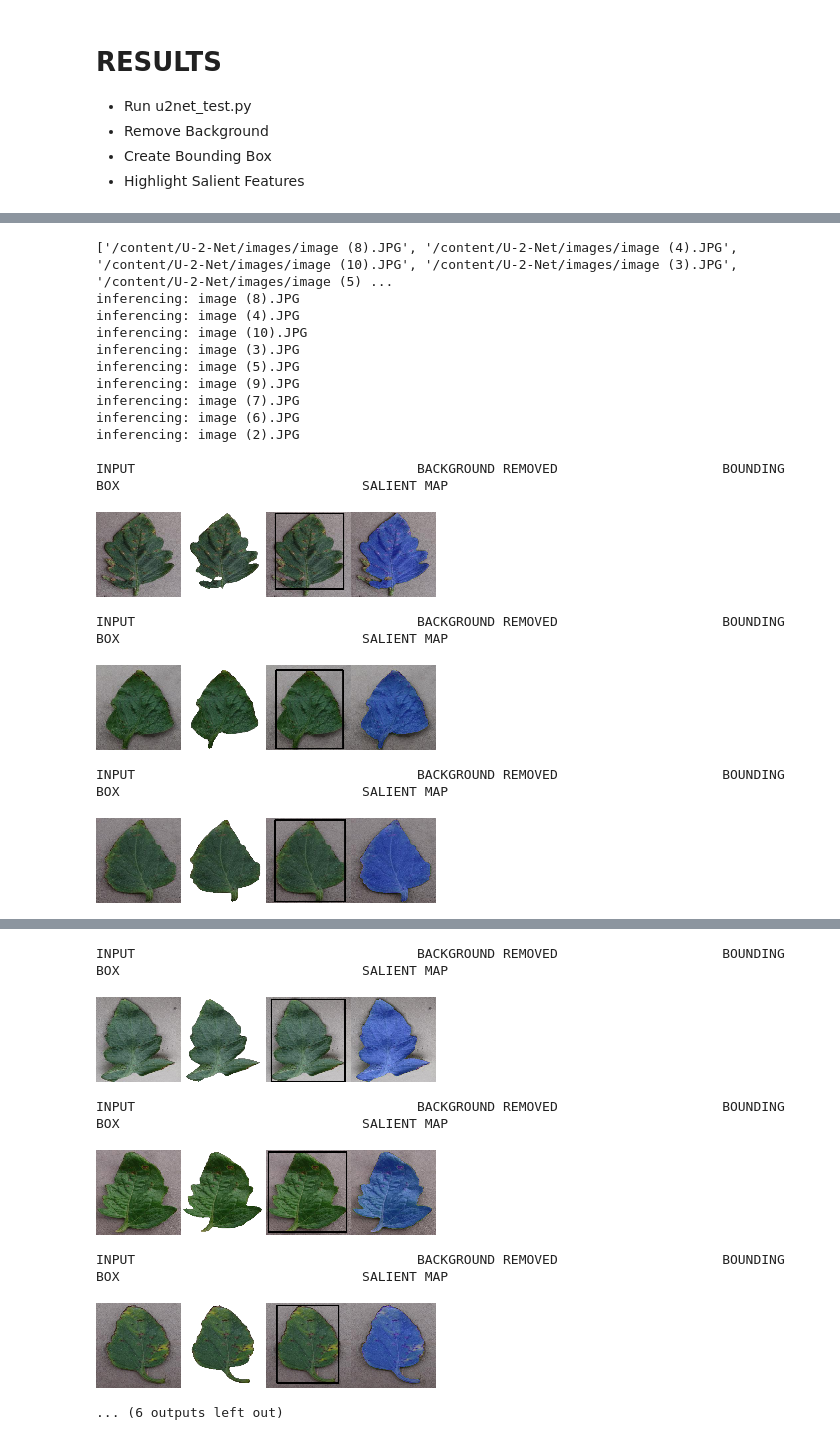
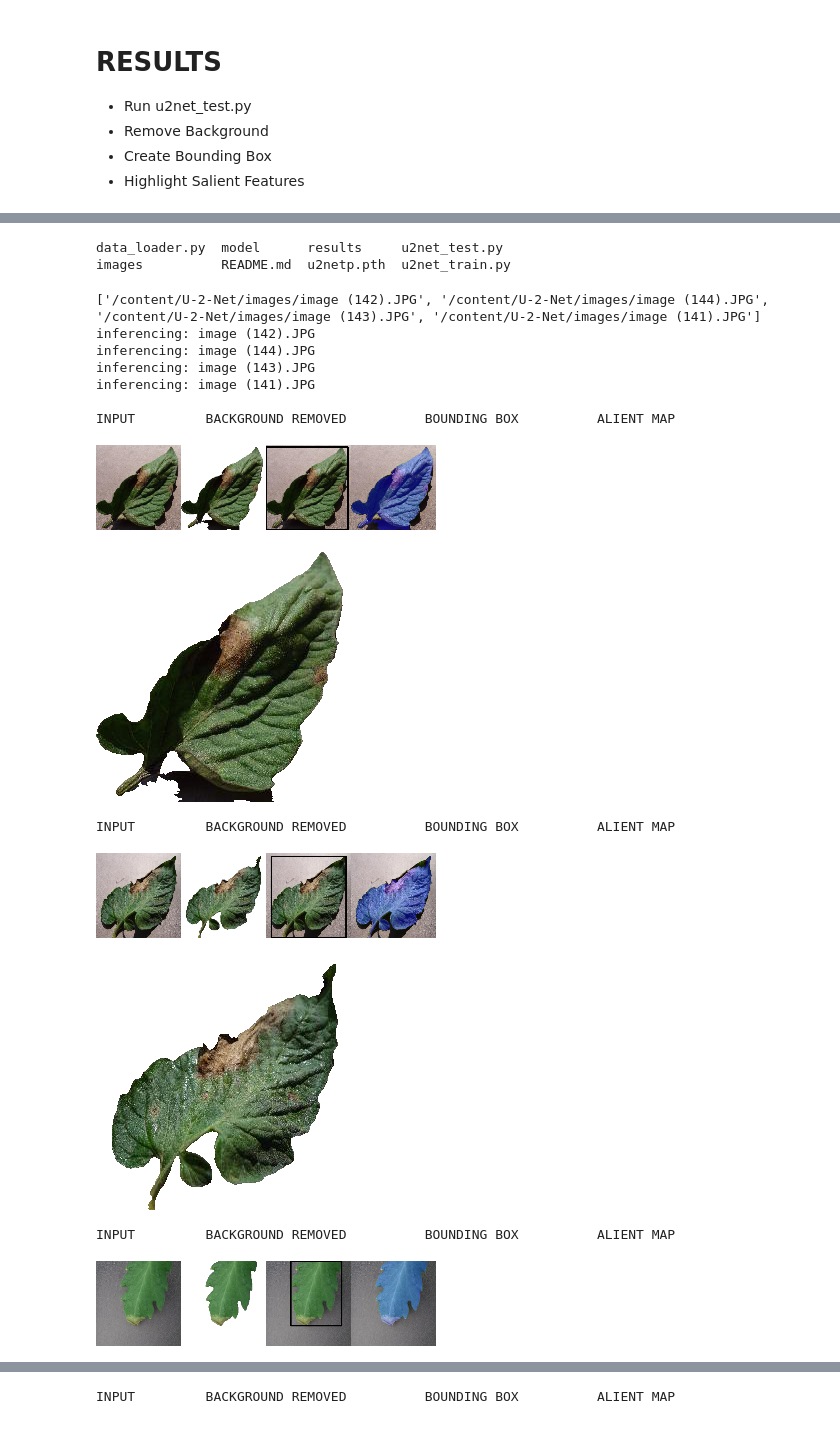
Before and after one commit to fitzroypet/Background-remove-U-2-Net-Demo, a Jupyter notebook: U_2_Netp_Demonstration_Colab.ipynb, the cells around one changed output, grey strips where cells are left out. Drawn from its saved outputs; the diff is of its cells as text; code cells hidden in the pictures.

```diff
--- a/U_2_Netp_Demonstration_Colab.ipynb
+++ b/U_2_Netp_Demonstration_Colab.ipynb
@@ -92,3 +105,10 @@ Saving image (10).JPG to image (10).JPG
+# %%
+import os
+os.chdir("/content/U-2-Net")
+!ls
+# %% [output]
+data_loader.py  model      results     u2net_test.py
+images          README.md  u2netp.pth  u2net_train.py
 # %%
 #@title Run this cell for results{display-mode: "form"}
 
@@ -104,6 +124,7 @@ LAYER = 2
 COLOR = (0, 0, 0)
 THICKNESS = 4
 SAL_SHIFT = 100
+
 
 
 for name in names:
@@ -133,6 +154,7 @@ for name in names:
   rem_back = (rgba_inp*rgba_out)
   rem_back_scaled = rem_back*RESCALE
 
+
   # BOUNDING BOX CREATION
 
   out_layer = out_img[:,:,LAYER]
@@ -149,47 +171,54 @@ for name in names:
   end = (endx,endy)
 
   box_img = inp_img.copy()
   box_img = cv2.rectangle(box_img, start, end, COLOR, THICKNESS)
   box_img = np.append(box_img,a_layer,axis=2)
   box_img_scaled = box_img*RESCALE
 
+
   # SALIENT FEATURE MAP
 
   sal_img = inp_img.copy()
   add_layer = out_img.copy()
   add_layer[add_layer==1] = SAL_SHIFT/RESCALE
   sal_img[:,:,LAYER] += add_layer[:,:,LAYER]
   sal_img = np.append(sal_img,a_layer,axis=2)
   sal_img_scaled = sal_img*RESCALE
   sal_img_scaled[sal_img_scaled>RESCALE] = RESCALE
+
 
   # OUTPUT RESULTS
 
   inp_img*=RESCALE
   inp_img = np.append(inp_img,RESCALE*a_layer,axis=2)
   inp_img = cv2.resize(inp_img,(int(shape[1]/3),int(shape[0]/3)))
   rem_back = cv2.resize(rem_back_scaled,(int(shape[1]/3),int(shape[0]/3)))
   box_img = cv2.resize(box_img_scaled,(int(shape[1]/3),int(shape[0]/3)))
   sal_img = cv2.resize(sal_img_scaled,(int(shape[1]/3),int(shape[0]/3)))
   result = np.concatenate((inp_img,rem_back,box_img,sal_img),axis=1)
   result_img = Img.fromarray(result.astype('uint8'), 'RGBA')
-  print('\nINPUT                                    BACKGROUND REMOVED                     BOUNDING BOX                               SALIENT MAP\n')
+  print('\nINPUT         BACKGROUND REMOVED          BOUNDING BOX          ALIENT MAP\n')
   display(result_img)
+
+  rem_bg = Img.fromarray(rem_back_scaled.astype('uint8'), 'RGBA')
+  display(rem_bg)
+
+
+  with open('/content/drive/MyDrive/dataset_new/Tomato___Bacterial_spot/'+name+'.png', 'w') as f:
+
+    f.write('rem_bg')
 # %% [output]
-['/content/U-2-Net/images/image (8).JPG', '/content/U-2-Net/images/image (4).JPG', '/content/U-2-Net/images/image (10).JPG', '/content/U-2-Net/images/image (3).JPG', '/content/U-2-Net/images/image (5) ...
-inferencing: image (8).JPG
-inferencing: image (4).JPG
-inferencing: image (10).JPG
-inferencing: image (3).JPG
-inferencing: image (5).JPG
-inferencing: image (9).JPG
-inferencing: image (7).JPG
-inferencing: image (6).JPG
-inferencing: image (2).JPG
+['/content/U-2-Net/images/image (142).JPG', '/content/U-2-Net/images/image (144).JPG', '/content/U-2-Net/images/image (143).JPG', '/content/U-2-Net/images/image (141).JPG']
+inferencing: image (142).JPG
+inferencing: image (144).JPG
+inferencing: image (143).JPG
+inferencing: image (141).JPG
 
-INPUT                                    BACKGROUND REMOVED                     BOUNDING BOX                               SALIENT MAP
+INPUT         BACKGROUND REMOVED          BOUNDING BOX          ALIENT MAP
-[figure, old version]
+[figure, new version]
+[figure, new version]
-INPUT                                    BACKGROUND REMOVED                     BOUNDING BOX                               SALIENT MAP
+INPUT         BACKGROUND REMOVED          BOUNDING BOX          ALIENT MAP
-[figure, old version]
+[figure, new version]
+[figure, new version]
-INPUT                                    BACKGROUND REMOVED                     BOUNDING BOX                               SALIENT MAP
+INPUT         BACKGROUND REMOVED          BOUNDING BOX          ALIENT MAP
-[figure, old version]
+[figure, new version]
@@ -196,7 +226 @@ INPUT                                    BACKGROUND REMOVED
-INPUT                                    BACKGROUND REMOVED                     BOUNDING BOX                               SALIENT MAP
+INPUT         BACKGROUND REMOVED          BOUNDING BOX          ALIENT MAP
-[figure, old version]
-INPUT                                    BACKGROUND REMOVED                     BOUNDING BOX                               SALIENT MAP
-[figure, old version]
-INPUT                                    BACKGROUND REMOVED                     BOUNDING BOX                               SALIENT MAP
-[figure, old version]
-... (6 outputs left out)
```
Also changed, not shown: parts of 5 cells of this notebook.
